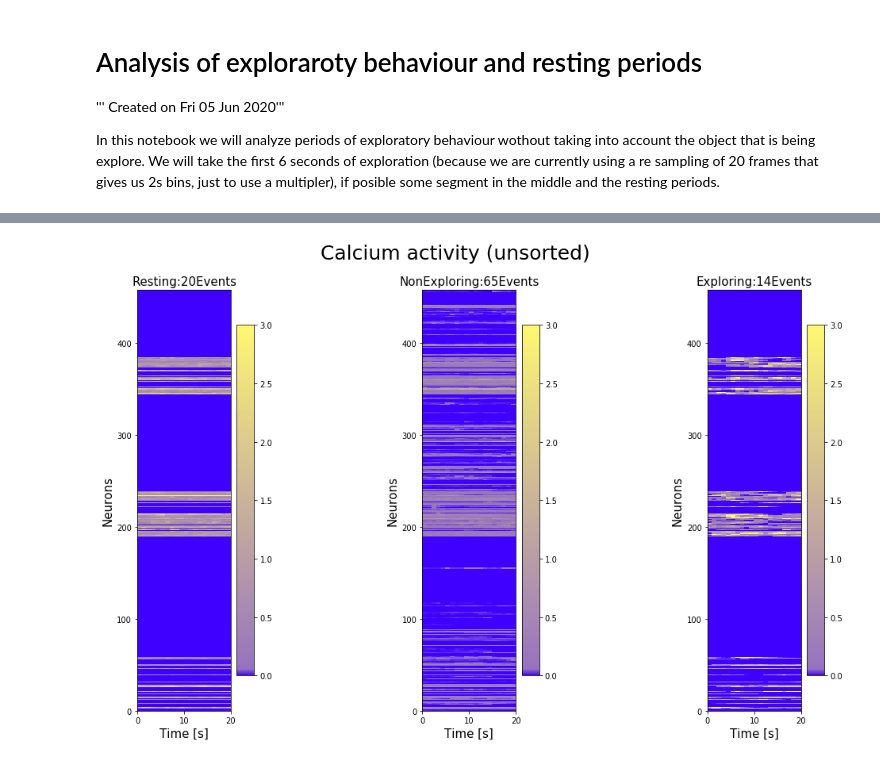
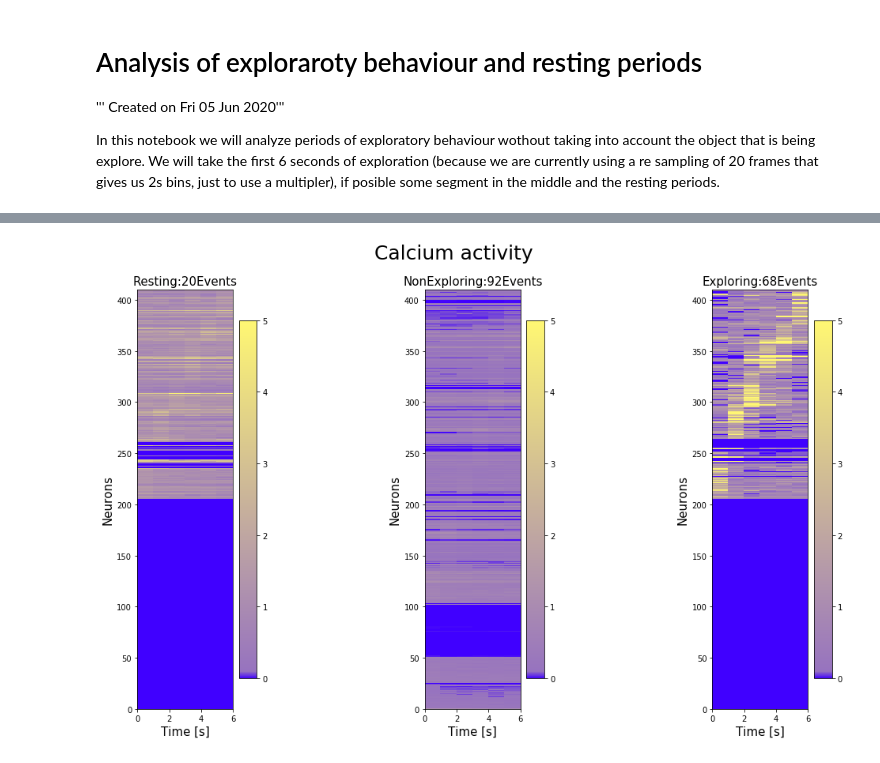
Before and after one commit to melisamc89/neural_analysys, a Jupyter notebook: src/Analysis of exploraroty behaviour and resting periods.ipynb, the cells around one changed output, grey strips where cells are left out. Saved outputs shown, nothing was run; the diff lists cells and outputs as text; code cells hidden in the pictures.

```diff
--- a/src/Analysis of exploraroty behaviour and resting periods.ipynb
+++ b/src/Analysis of exploraroty behaviour and resting periods.ipynb
@@ -24,7 +24,7 @@ cmap = cm.jet
 # define mouse information, and preprocessin versions from analysis.
 # load data for all sessions in this mouse and compute mean activity for each neuron.
 
-mouse = 56165           ### mouse number id
+mouse = 56166           ### mouse number id
 decoding_v = 1            ## decoding version, normaly equal to one
 motion_correction_v = 100 ### 100 means everything was aligned, 200 means it was also equalized
 alignment_v = 1           ## alignment version
@@ -33,9 +33,9 @@ source_extraction_v = 1   ## source extraction version
 component_evaluation_v = 1 ## component evaluation version
 registration_v = 2        ## registration version
 sf = 10                   ## sampling frequency of the original signal
-re_sf= 10                 ## value of resampling
+re_sf= 20                ## value of resampling
 
-session_now = 1
+session_now = 2
 fixed = 'None'
 ## define task for plotting. This will cahnge for other mice!!!!
 if mouse == 56165 or mouse == 32364:
@@ -142,7 +137,7 @@ for i in range(resample_beh1.shape[0]):
     else:
         counter = counter + 1
 # %%
-period = 20
+period = 6
 events = np.array(events_list)
 events_counter = np.array(events_counter_list)
 events_time = np.array(events_time_starts)
@@ -242,15 +400,27 @@ fig.savefig(figure_name)
 # %%
-
+### sorted by time where the maximun occurs
 mean_over_trials = np.mean(resting_activity, axis= 0)
-resting = mean_over_trials
+mean_firing_rate = np.mean(mean_over_trials, axis = 1)
+positions = np.flip(np.argsort(mean_firing_rate))
+resting = mean_over_trials[positions,:]
+time_sort = np.argsort(np.argmax(resting,axis=1))
+resting = resting[time_sort,:]
 
 mean_over_trials = np.mean(nonexploring_activity, axis= 0)
-nonexploring = mean_over_trials
+mean_firing_rate = np.mean(mean_over_trials, axis = 1)
+positions = np.flip(np.argsort(mean_firing_rate))
+nonexploring = mean_over_trials[positions,:]
+time_sort = np.argsort(np.argmax(nonexploring,axis=1))
+nonexploring= nonexploring[time_sort,:]
+
 
 mean_over_trials = np.mean(exploring_activity, axis= 0)
-exploring = mean_over_trials
+mean_firing_rate = np.mean(mean_over_trials, axis = 1)
+positions = np.flip(np.argsort(mean_firing_rate))
+exploring = mean_over_trials[positions,:]
+time_sort = np.argsort(np.argmax(exploring,axis=1))
+exploring = exploring[time_sort,:]
 
-import matplotlib as m
 
 cdict = {
   'red'  :  ( (0.0, 0.25, .25), (0.02, .59, .59), (1., 1., 1.)),
@@ -261,38 +431,38 @@ cm = m.colors.LinearSegmentedColormap('my_colormap', cdict, 1024)
 
 
 vmin= 0
-vmax=3
+vmax=5
 fig = plt.figure()
 ax = fig.add_subplot(131)
 ax.set_title('Resting:'+ f'{len(resting_activity)}' + 'Events' , fontsize = 15)
 ax.set_ylabel('Neurons', fontsize = 15)
 ax.set_xlabel('Time [s]', fontsize = 15)
 mesh = ax.pcolormesh(resting, cmap = cm)
 mesh.set_clim(vmin,vmax)
 
 ax1 = fig.add_subplot(132)
 ax1.set_title('NonExploring:'+ f'{len(nonexploring_activity)}' + 'Events' , fontsize = 15)
 ax1.set_ylabel('Neurons', fontsize = 15)
 ax1.set_xlabel('Time [s]', fontsize = 15)
 mesh1 = ax1.pcolormesh(nonexploring, cmap = cm)
 mesh1.set_clim(vmin,vmax)
 
 ax2 = fig.add_subplot(133)
 ax2.set_title('Exploring:'+ f'{len(exploring_activity)}' + 'Events'  , fontsize = 15)
 ax2.set_ylabel('Neurons', fontsize = 15)
 ax2.set_xlabel('Time [s]', fontsize = 15)
 mesh2 = ax2.pcolormesh(exploring, cmap = cm)
 mesh2.set_clim(vmin,vmax)
 # Visualizing colorbar part -start
 fig.colorbar(mesh,ax=ax)
 fig.colorbar(mesh1,ax=ax1)
 fig.colorbar(mesh2,ax=ax2)
 fig.tight_layout()
 fig.set_size_inches(15,10)
-fig.suptitle('Calcium activity (unsorted)', fontsize = 25)
+fig.suptitle('Calcium activity', fontsize = 25)
 
-figure_name = figure_path +'calcium_activity_unsorted_mouse_'+f'{mouse}'+'_session_'+f'{session}'+\
+figure_name = figure_path +'calcium_activity_time_sorted_mouse_'+f'{mouse}'+'_session_'+f'{session}'+\
                              '_binsize_'+f'{re_sf}'+'_period_'+ f'{period}'  +'.png'
 fig.savefig(figure_name)
 # %% [output]
-[figure, old version]
+[figure, new version]
```
Also changed, not shown: parts of 8 cells of this notebook.
